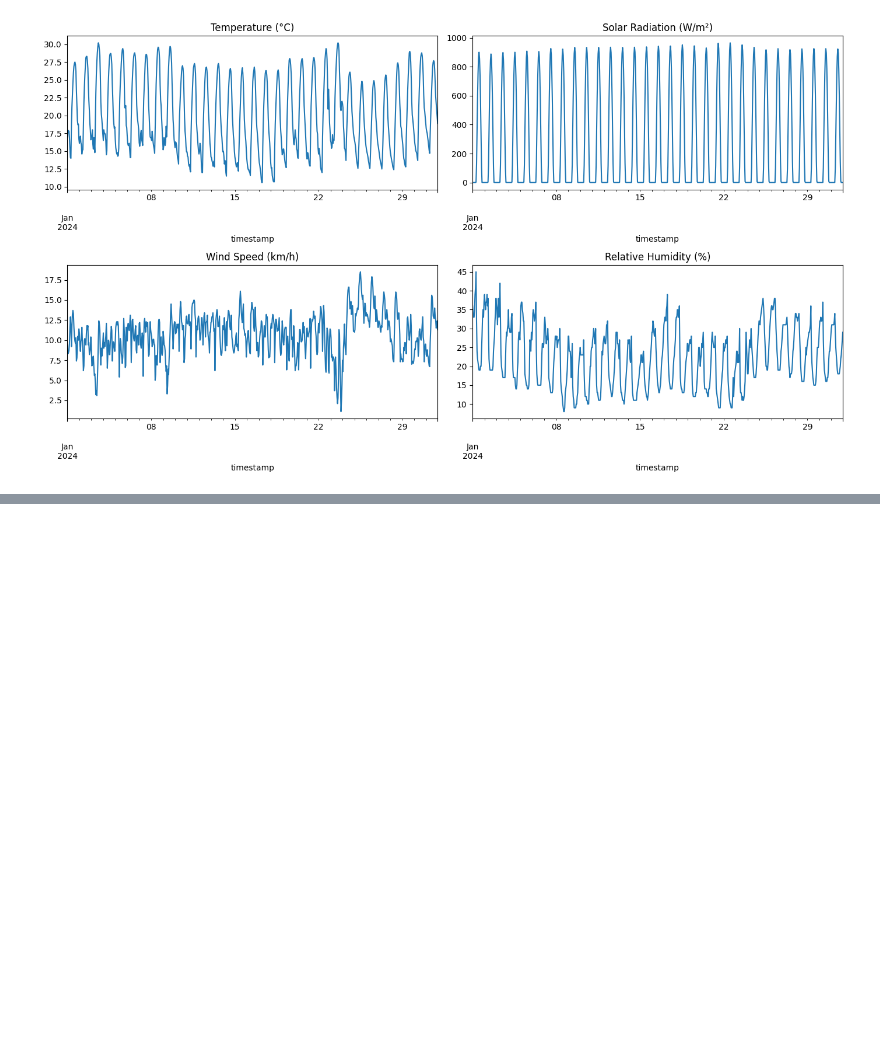
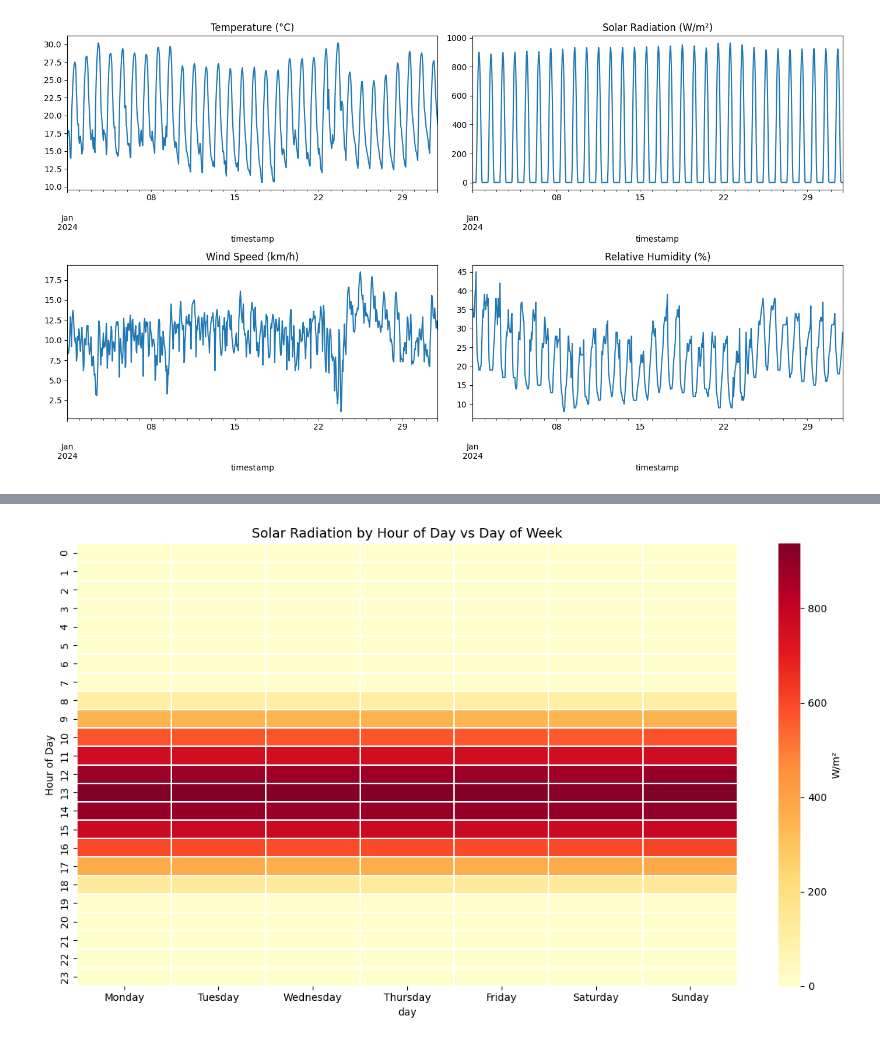
Before and after one commit to mmoh-i/ml-sprint, a Jupyter notebook: notebooks/01_cleaning.ipynb, the cells around one changed output, grey strips where cells are left out. Cells and saved outputs as stored; diff of their text form; code cells hidden in the pictures; blank space fills up the shorter version.

```diff
--- a/notebooks/01_cleaning.ipynb
+++ b/notebooks/01_cleaning.ipynb
@@ -140,0 +175,21 @@ df.head()
+# %%
+df_heat = df_plot.copy()
+df_heat["hour"] = df_heat.index.hour
+df_heat["day"] = df_heat.index.day_name()
+day_order = ["Monday", "Tuesday", "Wednesday", "Thursday", "Friday", "Saturday", "Sunday"]
+
+pivot = df_heat.pivot_table(
+    values="shortwave_radiation",
+    index="hour",
+    columns="day",
+    aggfunc="mean"
+)[day_order]
+
+fig, ax = plt.subplots(figsize=(12, 7))
+sns.heatmap(pivot, cmap="YlOrRd", ax=ax, linewidths=0.3, cbar_kws={"label": "W/m²"})
+ax.set_title("Solar Radiation by Hour of Day vs Day of Week", fontsize=13)
+ax.set_ylabel("Hour of Day")
+plt.tight_layout()
+plt.show()
+# %% [output]
+[figure, added]
```
Also changed, not shown: parts of 22 cells of this notebook, 3 other files.
